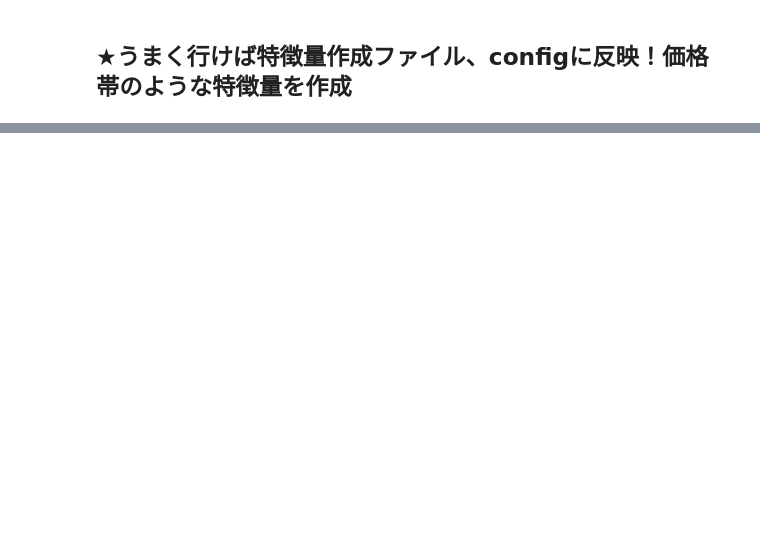
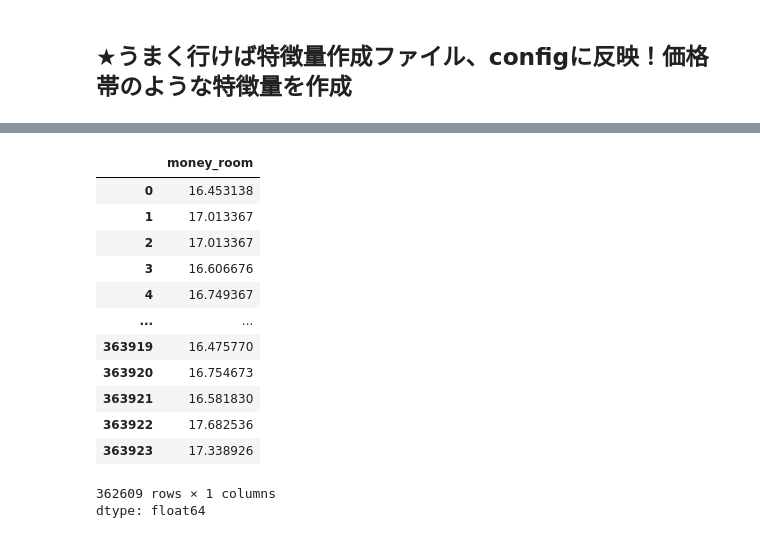
Before and after one commit to keiseki-eng/My_Python_project, a Jupyter notebook: 10.Notebook/【検証】不動産予測.ipynb, the cells around one changed output, grey strips where cells are left out. Saved outputs shown, nothing was run; the diff lists cells and outputs as text; code cells hidden in the pictures; blank space fills up the shorter version.

```diff
--- a/10.Notebook/【検証】不動産予測.ipynb
+++ b/10.Notebook/【検証】不動産予測.ipynb
@@ -166,0 +200,17 @@ plt.show()
+# %%
+df_train["money_room"]
+# %% [output]
+|  | money_room |
+| 0 | 16.453138 |
+| 1 | 17.013367 |
+| 2 | 17.013367 |
+| 3 | 16.606676 |
+| 4 | 16.749367 |
+| ... | ... |
+| 363919 | 16.475770 |
+| 363920 | 16.754673 |
+| 363921 | 16.581830 |
+| 363922 | 17.682536 |
+| 363923 | 17.338926 |
+362609 rows × 1 columns
+dtype: float64
```
Also changed, not shown: parts of 7 cells of this notebook.
